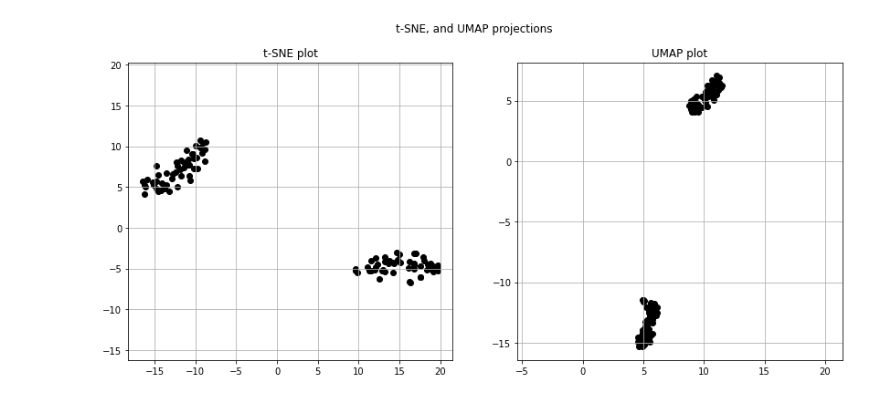
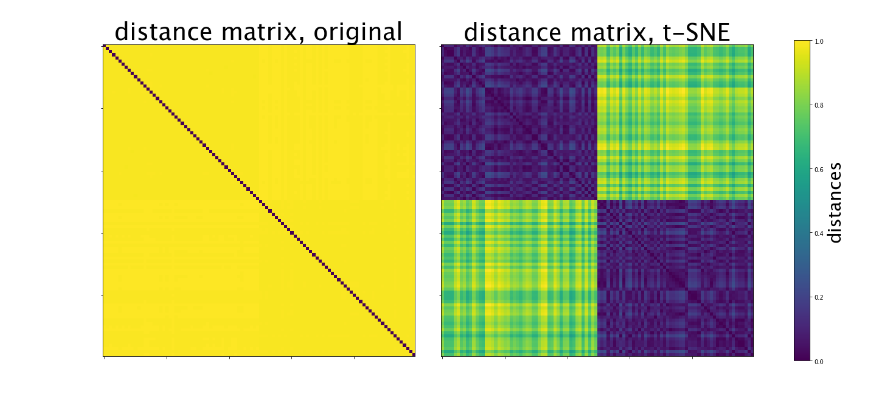
Before and after one commit to njbergam/tsne-exaggerates-clusters, a Jupyter notebook: 0_demo.ipynb, the cells around one changed output. Saved outputs shown, nothing was run; the diff lists cells and outputs as text; code cells hidden in the pictures.

```diff
--- a/0_demo.ipynb
+++ b/0_demo.ipynb
@@ -339,24 +142,32 @@ plt.close()
-# %%
-fig, axs = plt.subplots(1,2, figsize=(14,6))
-plt.axis('equal')
-
-axs[0].scatter(X_tsne[:,0], X_tsne[:,1], c='black')
-axs[0].set_aspect('equal',adjustable='datalim')
-axs[0].grid(True)
-axs[0].set_title('t-SNE plot')
-
-axs[1].scatter(X_umap[:,0], X_umap[:,1], c='black')
-axs[1].set_aspect('equal',adjustable='datalim')
-axs[1].grid(True)
-axs[1].set_title('UMAP plot')
-
-
-plt.axis('equal')
-fig.suptitle('t-SNE, and UMAP projections')
-
-#plt.savefig('visuals/demo/tsne_umap_projections')
-# %% [output]
-[figure, removed]
+# %%
+MAT0 = squareform(pdist(X_transformed))
+MAT1 = squareform(pdist(X_tsne))
+MAT0 /= np.max(MAT0)
+MAT1 /= np.max(MAT1)
+
+from scipy.cluster.hierarchy import dendrogram, linkage
+
+fig, axs = plt.subplots(1, 2, figsize=(20, 10))
+
+
+img0 = axs[0].imshow(  MAT0  )
+axs[0].set_title("distance matrix, original", fontsize=40)
+axs[0].set_xticklabels([])
+axs[0].set_yticklabels([])
+
+img = axs[1].imshow(  MAT1  )
+axs[1].set_title("distance matrix, t-SNE", fontsize=40)
+axs[1].set_xticklabels([])
+axs[1].set_yticklabels([])
+
+plt.subplots_adjust(wspace=0.4, hspace=0.5)
+plt.tight_layout(pad=5.0)
+cbar = fig.colorbar(img0, ax=[axs[0], axs[1]], orientation='vertical',shrink=0.85)
+cbar.set_label("distances", fontsize=30)
+
+plt.savefig('visuals/demo/DEMO_pca_tsne_umap_distances', bbox_inches='tight')
+# %% [output]
+[figure, added]
 # %%
 fig, axs = plt.subplots(1, 3, figsize=(12, 8))
 
```
Also changed, not shown: parts of 15 cells of this notebook, 59 other files.
